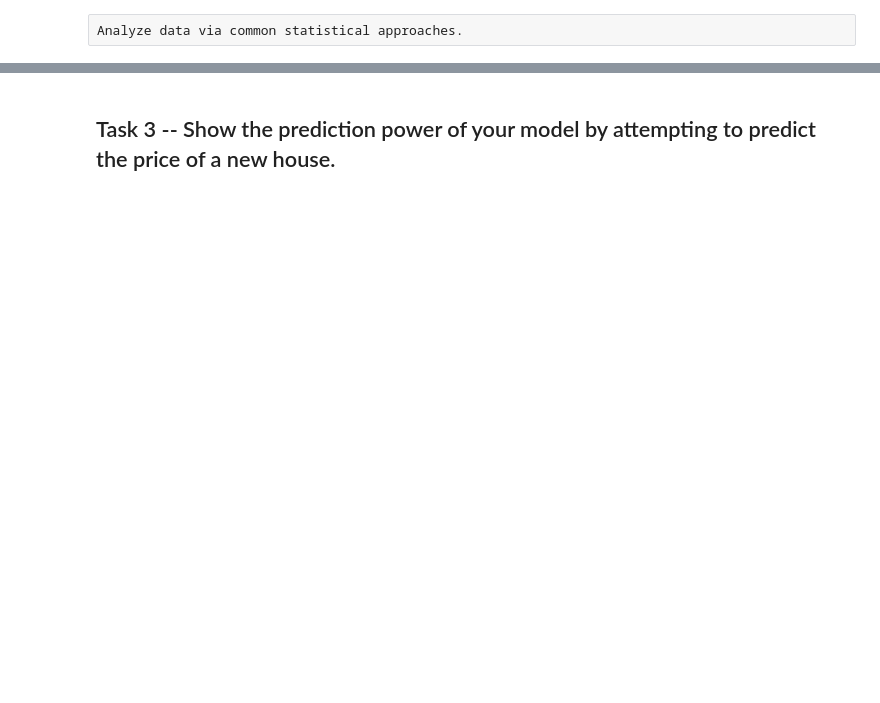
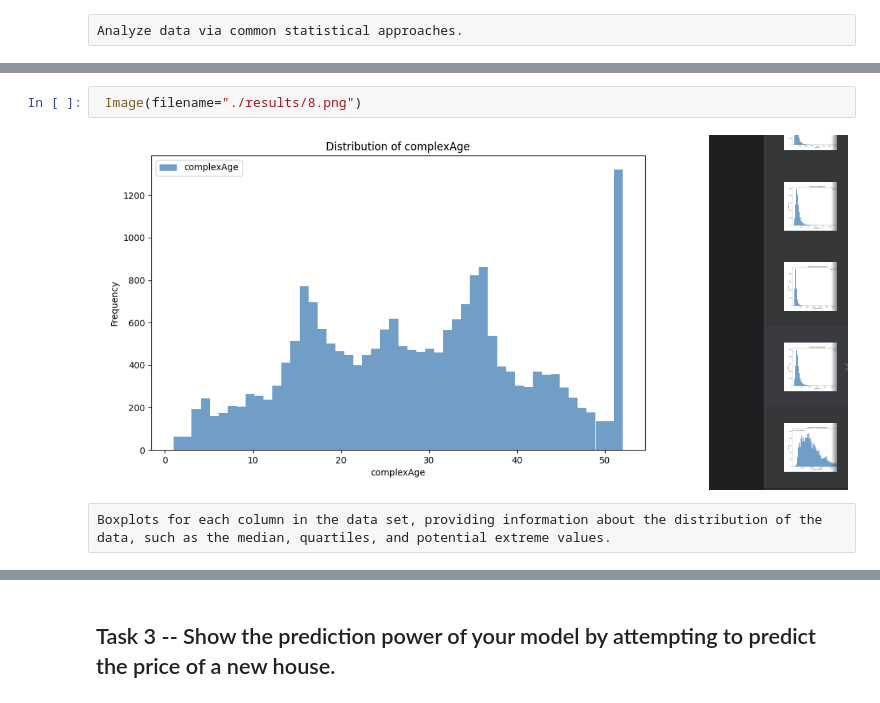
Before and after one commit to vastafi/AI_Labs, a Jupyter notebook: 4.LinearRegression/L4_Astafi_Valentina.ipynb, the cells around one changed output, grey strips where cells are left out. Saved outputs shown, nothing was run; the diff lists cells and outputs as text; blank space fills up the shorter version.

```diff
--- a/4.LinearRegression/L4_Astafi_Valentina.ipynb
+++ b/4.LinearRegression/L4_Astafi_Valentina.ipynb
@@ -82,0 +104,6 @@ Image(filename="./results/6.png")
+# %%
+ Image(filename="./results/8.png")
+# %% [output]
+[figure, added]
+# %% [raw]
+Boxplots for each column in the data set, providing information about the distribution of the data, such as the median, quartiles, and potential extreme values.
```
Also changed, not shown: parts of 40 cells of this notebook, 22 other files.
